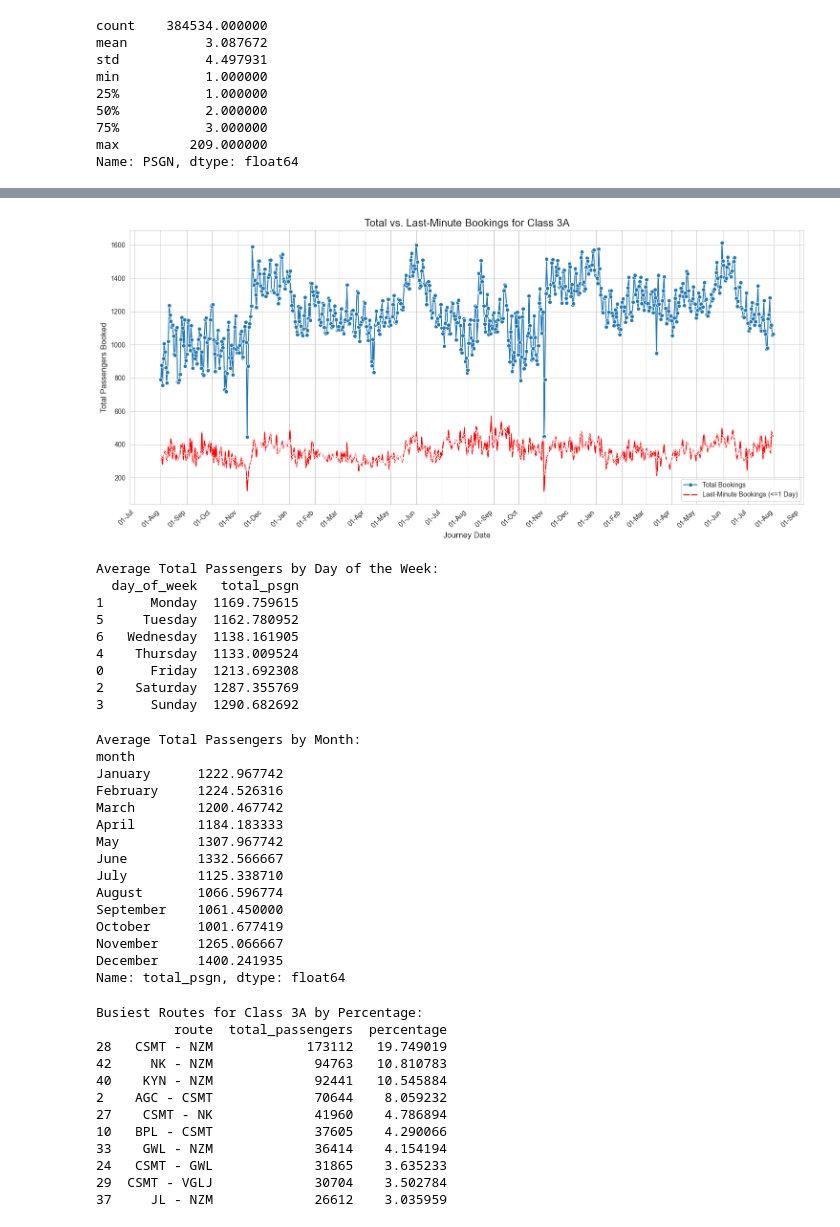
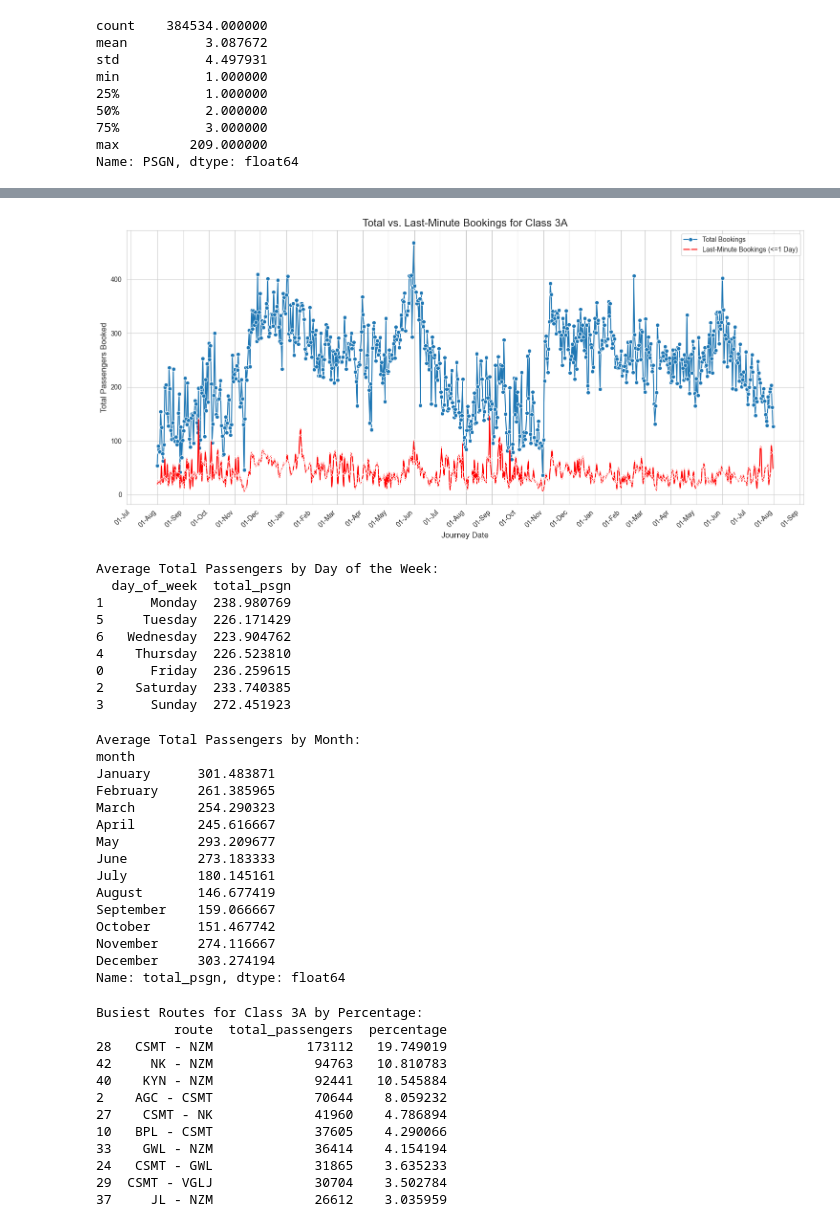
Before and after one commit to yashu1819/DPonTrain, a Jupyter notebook: Analysis/T22222.ipynb, the cells around one changed output, grey strips where cells are left out. Cells and saved outputs as stored; diff of their text form; code cells hidden in the pictures.

```diff
--- a/Analysis/T22222.ipynb
+++ b/Analysis/T22222.ipynb
@@ -166,7 +179,10 @@ df['journey_date'] = pd.to_datetime(df['journey_date'])
 # --- 1. DATA PREPARATION ---
 
 # Filter for only class '3A'
-df_3A = df[df['cls'] == '3A'].copy()
+df_3A = df[(df['cls'] == '3A')
+           & (df['brdpt_code']=="NZM")
+           & (df['resupto_code']=='CSMT')
+           ].copy()
 
 # A. Prepare the data for the FIRST line (total bookings)
 daily_journey_df = df_3A.groupby('journey_date')['PSGN'].sum().reset_index()
@@ -199,34 +215,34 @@ plot = sns.lineplot(
     data=combined_df,
     marker='o',
     label='Total Bookings' # Add a label for the legend
 )
 
 # ADD THE SECOND line plot on the SAME axes (Last-Minute Passengers)
 sns.lineplot(
     x='journey_date',
     y='last_minute_psgn',
     data=combined_df,
     marker='x',
     color='red',
     label='Last-Minute Bookings (<=1 Day)', # Add a label for the legend
     ax=plot # Tell seaborn to draw on the same plot object
 )
 
 # Set titles and labels
 plot.set_title('Total vs. Last-Minute Bookings for Class 3A', fontsize=16)
 plot.set_xlabel('Journey Date', fontsize=12)
 plot.set_ylabel('Total Passengers Booked', fontsize=12)
 
 # Format the x-axis ticks
 plot.xaxis.set_major_locator(mdates.MonthLocator(bymonthday=1))
 plot.xaxis.set_major_formatter(mdates.DateFormatter('%d-%b'))
 plt.xticks(rotation=45, ha='right')
 plt.legend() # Display the legend
 
 plt.tight_layout()
 plt.show()
 # %% [output]
-[figure, old version]
+[figure, new version]
 # %%
 daily_journey_df['day_of_week'] = daily_journey_df['journey_date'].dt.day_name()
 
@@ -266,14 +282,14 @@ print(avg_by_day)
 # plt.show()
 # %% [output]
 Average Total Passengers by Day of the Week:
-  day_of_week   total_psgn
-1      Monday  1169.759615
-5     Tuesday  1162.780952
-6   Wednesday  1138.161905
-4    Thursday  1133.009524
-0      Friday  1213.692308
-2    Saturday  1287.355769
-3      Sunday  1290.682692
+  day_of_week  total_psgn
+1      Monday  238.980769
+5     Tuesday  226.171429
+6   Wednesday  223.904762
+4    Thursday  226.523810
+0      Friday  236.259615
+2    Saturday  233.740385
+3      Sunday  272.451923
 # %%
 daily_journey_df['month'] = daily_journey_df['journey_date'].dt.month_name()
 
@@ -294,18 +310,18 @@ print(avg_by_month)
 # %% [output]
 Average Total Passengers by Month:
 month
-January      1222.967742
-February     1224.526316
-March        1200.467742
-April        1184.183333
-May          1307.967742
-June         1332.566667
-July         1125.338710
-August       1066.596774
-September    1061.450000
-October      1001.677419
-November     1265.066667
-December     1400.241935
+January      301.483871
+February     261.385965
+March        254.290323
+April        245.616667
+May          293.209677
+June         273.183333
+July         180.145161
+August       146.677419
+September    159.066667
+October      151.467742
+November     274.116667
+December     303.274194
 Name: total_psgn, dtype: float64
 # %%
 import pandas as pd
```
Also changed, not shown: parts of 10 cells of this notebook, 2 other files.
